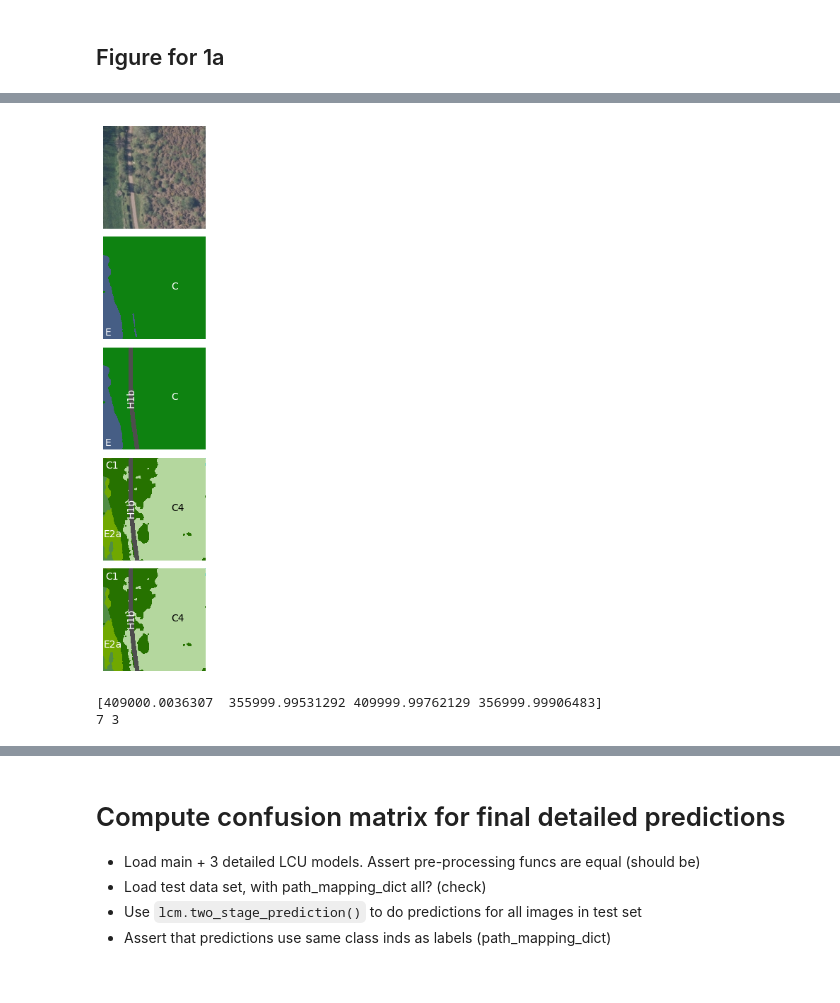
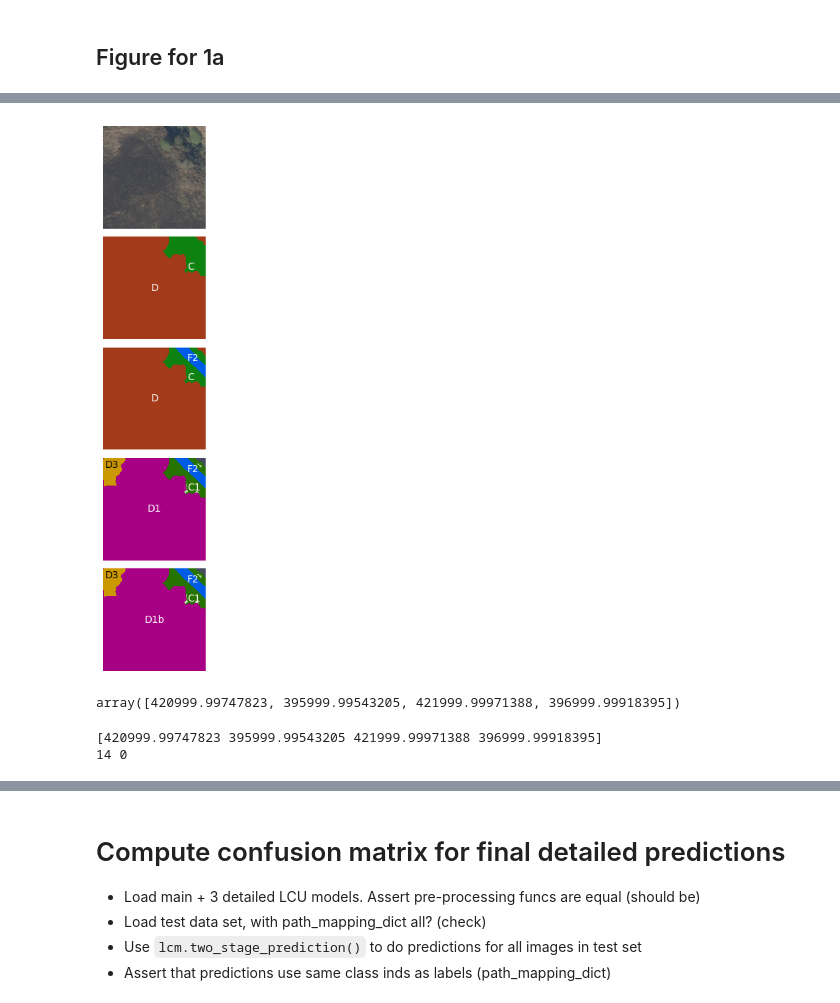
Before and after one commit to pdnpa/cnn-land-cover, a Jupyter notebook: notebooks/Figure CNN performance.ipynb, the cells around one changed output, grey strips where cells are left out. Saved outputs shown, nothing was run; the diff lists cells and outputs as text; code cells hidden in the pictures.

```diff
--- a/notebooks/Figure CNN performance.ipynb
+++ b/notebooks/Figure CNN performance.ipynb
@@ -830,8 +830,15 @@ fig  = plt.figure(figsize=(2, 10), constrained_layout=False)
 gs = fig.add_gridspec(5, 1, hspace=0.08, wspace=0.1)
 ax_list = [fig.add_subplot(gs[x]) for x in range(5)]
 
+pn_example_fig = 'SK2196_patch210'
+names_examples = [pn_example_fig]
+# names_examples = ['SK0956_patch108']
 
-names_examples = ['SK0956_patch108']
+if pn_example_fig == 'SK2196_patch210':
+    extra_os_class = ['Open Water, Inland']
+elif pn_example_fig == 'SK0956_patch108':
+    extra_os_class = ['Major Transport Routes']
+
 key = 'all'
 inds_examples = [int(np.where(test_ds_det[key].df_patches['patch_name'] == x)[0][0]) for x in names_examples]
 batch, patch_names = lcm.get_any_combination_from_ds(ds=test_ds_det[key], list_inds=inds_examples)
@@ -851,48 +858,62 @@ predicted_labels = predicted_labels[0, :, :]
 ax_cbar = None
 lcv.plot_image_simple(im=ims_plot[0, :, :, :], ax=ax_list[0])
 lcv.plot_landcover_image(im=predicted_labels_main, ax=ax_list[1],
                         lc_class_name_list=test_ds_main.class_name_list,
                         unique_labels_array=test_ds_main.unique_labels_arr,
                         plot_colorbar=False,
                         cax=ax_cbar)
 inds_fgh = np.where(cube['class'] == 1)
 predicted_labels_main[inds_fgh] = 4
 predicted_labels[inds_fgh] = len(class_name_list_plot)
 lcv.plot_landcover_image(im=predicted_labels_main, ax=ax_list[2],
-                        lc_class_name_list=test_ds_main.class_name_list + ['Major Transport Routes'],
+                        lc_class_name_list=test_ds_main.class_name_list + extra_os_class,
                         unique_labels_array=test_ds_main.unique_labels_arr,
                         plot_colorbar=False,
                         cax=ax_cbar)
 
 lcv.plot_landcover_image(im=predicted_labels, ax=ax_list[3],
-                        lc_class_name_list=class_name_list_plot + ['Major Transport Routes'],
+                        lc_class_name_list=class_name_list_plot + extra_os_class,
                         unique_labels_array=test_ds_det[key].unique_labels_arr,
                         plot_colorbar=False,
                         cax=ax_cbar)
 lcv.plot_landcover_image(im=predicted_labels, ax=ax_list[4],
-                        lc_class_name_list=class_name_list_plot + ['Major Transport Routes'],
+                        lc_class_name_list=class_name_list_plot + extra_os_class,
                         unique_labels_array=test_ds_det[key].unique_labels_arr,
                         plot_colorbar=False,
                         cax=ax_cbar)
 
+if pn_example_fig == 'SK0956_patch108':
+    for ii in range(1, 3):
+        ax_list[ii].text(s='E', x=10, y=480, ha='left', va='center', zorder=5, c='w')
+        ax_list[ii].text(s='C', x=340, y=250, ha='left', va='center', zorder=5, c='w')
 
-for ii in range(1, 3):
-    ax_list[ii].text(s='E', x=10, y=480, ha='left', va='center', zorder=5, c='w')
-    ax_list[ii].text(s='C', x=340, y=250, ha='left', va='center', zorder=5, c='w')
+    for ii in range(2, 5):
+        ax_list[ii].text(s='H1b', x=140, y=250, ha='center', va='center', zorder=5, c='w', rotation=90)
 
-for ii in range(2, 5):
-    ax_list[ii].text(s='H1b', x=140, y=250, ha='center', va='center', zorder=5, c='w', rotation=90)
+    for ii in range(3, 5):
+        ax_list[ii].text(s='E2a', x=2, y=380, ha='left', va='center', zorder=5, c='w')
+        ax_list[ii].text(s='C1', x=10, y=40, ha='left', va='center', zorder=5, c='w')
+    ax_list[3].text(s='C4', x=340, y=250, ha='left', va='center', zorder=5, c='k')
+    ax_list[4].text(s='C4', x=340, y=250, ha='left', va='center', zorder=5, c='k')
+elif pn_example_fig == 'SK2196_patch210':
+    for ii in range(1, 3):
+        ax_list[ii].text(s='D', x=256, y=256, ha='center', va='center', zorder=5, c='w')
+        ax_list[ii].text(s='C', x=420, y=150, ha='left', va='center', zorder=5, c='w')
 
-for ii in range(3, 5):
-    ax_list[ii].text(s='E2a', x=2, y=380, ha='left', va='center', zorder=5, c='w')
-    ax_list[ii].text(s='C1', x=10, y=40, ha='left', va='center', zorder=5, c='w')
-ax_list[3].text(s='C4', x=340, y=250, ha='left', va='center', zorder=5, c='k')
-ax_list[4].text(s='C4', x=340, y=250, ha='left', va='center', zorder=5, c='k')
+    for ii in range(2, 5):
+        ax_list[ii].text(s='F2', x=450, y=55, ha='center', va='center', zorder=5, c='w')
+
+    for ii in range(3, 5):
+        ax_list[ii].text(s='D3', x=10, y=10, ha='left', va='top', zorder=5, c='k')
+        ax_list[ii].text(s='C1', x=420, y=150, ha='left', va='center', zorder=5, c='w')
+
+    ax_list[3].text(s='D1', x=256, y=256, ha='center', va='center', zorder=5, c='w')
+    ax_list[4].text(s='D1b', x=256, y=256, ha='center', va='center', zorder=5, c='w')  # manually checked peaty soil layer -> shallow peat -> D1b
 
 if save_fig:
-    plt.savefig('../figures/fig1a_example_patches_v2.pdf', dpi=300, bbox_inches='tight')
+    plt.savefig('../figures/fig1a_example_patches_v3.pdf', dpi=300, bbox_inches='tight')
 # %% [output]
-[figure, old version]
+[figure, new version]
 # %%
 fgh_layer = lca.load_pols('/home/tplas/data/gis/tmp_fgh_layer/tmp_fgh_layer.shp')
 tile_outlines = lca.load_pols(path_dict['landscape_character_grid_path'])
@@ -904,11 +925,15 @@ fgh_layer = fgh_layer.reset_index(drop=True)
 ## For each pol in fgh, only keep part that is within tile_outline:
 for i in range(len(fgh_layer)):
     fgh_layer.loc[i, 'geometry'] = fgh_layer.loc[i, 'geometry'].intersection(tile_outlines.iloc[0]['geometry'])
+# %%
+tile_outlines.geometry.total_bounds
+# %% [output]
+array([420999.99747823, 395999.99543205, 421999.99971388, 396999.99918395])
 # %%
 # fgh_layer.plot()
 print(tile_outlines['geometry'].total_bounds)
 row, col = 0, 0
-for ii in range(108):
+for ii in range(int(pn_example_fig[-3:])):
     col += 1
     if col == 15:
         col = 0
@@ -916,15 +941,18 @@ for ii in range(108):
 print(row, col)
 
 ## Get patch:
-xleft = 409000 + (col * 64)
-ytop =  357000 - (row * 64)
+# xleft = 409000 + (col * 64)
+# ytop =  357000 - (row * 64)
+
+xleft = np.round(tile_outlines.geometry.total_bounds[0]) + (col * 64)
+ytop =  np.round(tile_outlines.geometry.total_bounds[3]) - (row * 64)
 xright = xleft + 64
 ybottom = ytop - 64
 patch_pol = shp.geometry.polygon.Polygon([(xleft, ytop), (xright, ytop), (xright, ybottom), (xleft, ybottom)])
 df_patchpol = gpd.GeoDataFrame({'geometry': [patch_pol]})
 # %% [output]
-[409000.0036307  355999.99531292 409999.99762129 356999.99906483]
-7 3
+[420999.99747823 395999.99543205 421999.99971388 396999.99918395]
+14 0
 # %%
 ax = plt.subplot(111)
 df_patchpol.plot(ax=ax, color='none', edgecolor='r', linewidth=2)
```
Also changed, not shown: parts of 7 cells of this notebook, 1 other file.
